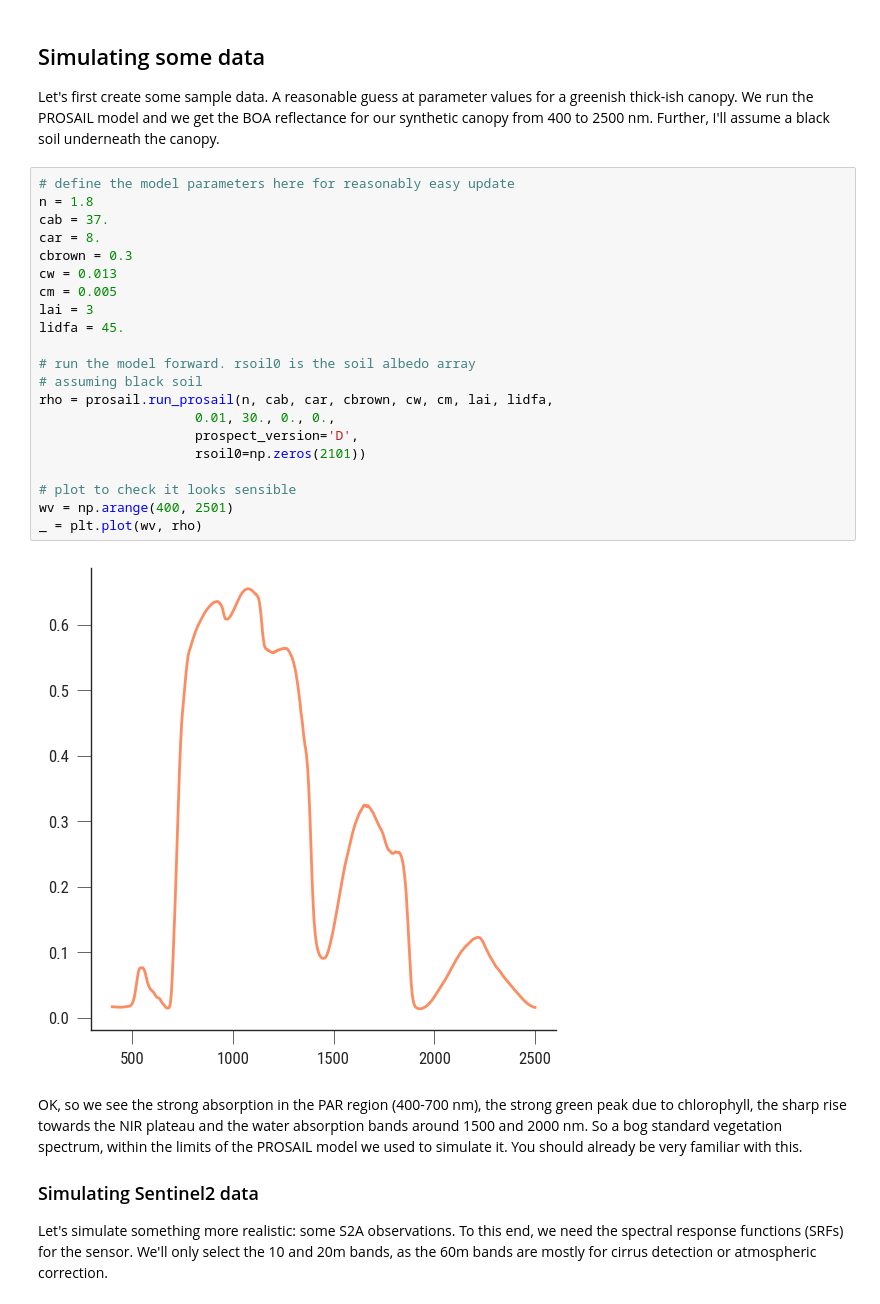
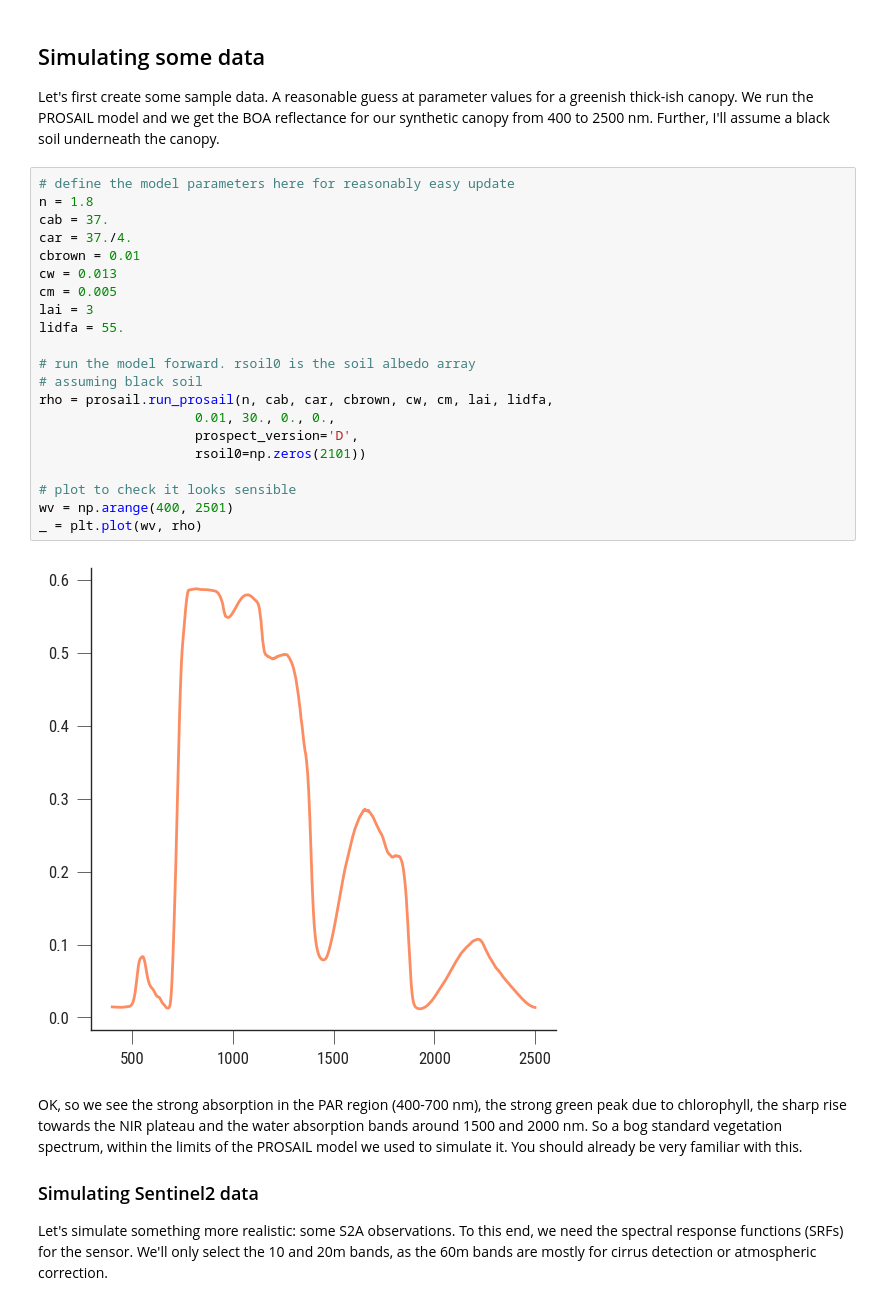
Before and after one commit to jgomezdans/pangeos_uq, a Jupyter notebook: notebooks/04-MCMC_Inversion.ipynb, the cells around one changed output. Drawn from its saved outputs; the diff is of its cells as text.

```diff
--- a/notebooks/04-MCMC_Inversion.ipynb
+++ b/notebooks/04-MCMC_Inversion.ipynb
@@ -49,26 +43,26 @@ Let's first create some sample data. A reasonable guess at parameter values for
 # %%
 # define the model parameters here for reasonably easy update
 n = 1.8
 cab = 37.
-car = 8.
-cbrown = 0.3
+car = 37./4.
+cbrown = 0.01
 cw = 0.013
 cm = 0.005
 lai = 3
-lidfa = 45.
+lidfa = 55.
 
 # run the model forward. rsoil0 is the soil albedo array
 # assuming black soil
 rho = prosail.run_prosail(n, cab, car, cbrown, cw, cm, lai, lidfa,
                     0.01, 30., 0., 0.,
                     prospect_version='D',
                     rsoil0=np.zeros(2101))
 
 # plot to check it looks sensible
 wv = np.arange(400, 2501)
 _ = plt.plot(wv, rho)
 # %% [output]
-[figure, old version]
+[figure, new version]
 # %% [markdown]
 OK, so we see the strong absorption in the PAR region (400-700 nm), the strong green peak due to chlorophyll, the sharp rise towards the NIR plateau and the water absorption bands around 1500 and 2000 nm. So a bog standard vegetation spectrum, within the limits of the PROSAIL model we used to simulate it. You should already be very familiar with this.
 
```
Also changed, not shown: parts of 4 cells of this notebook, 7 other files.
